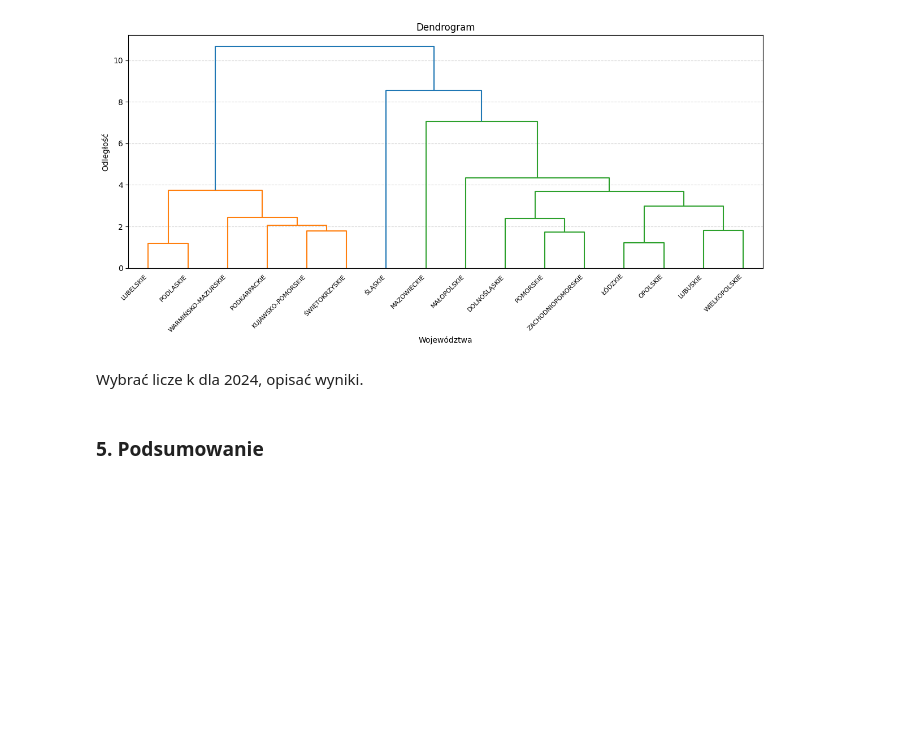
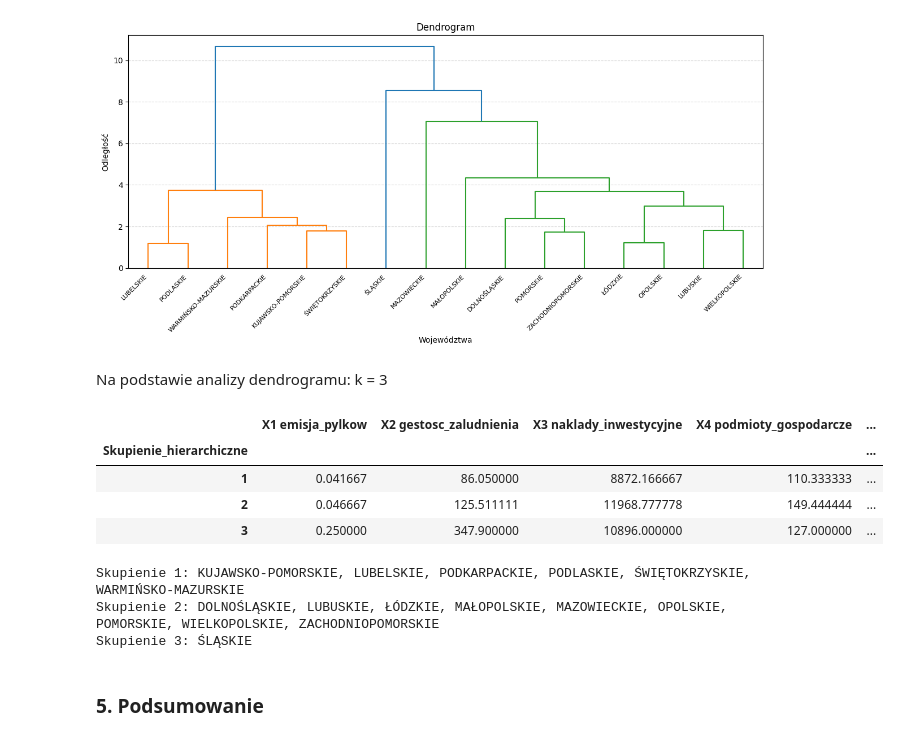
Before and after one commit to Fyjonn/Statistical-data-analysis, a Jupyter notebook: project.ipynb, the cells around one changed output. Cells and saved outputs as stored; diff of their text form; code cells hidden in the pictures; blank space fills up the shorter version.

```diff
--- a/project.ipynb
+++ b/project.ipynb
@@ -491,7 +543,23 @@ dendrogram_df(df_2024)
 # %% [output]
 [figure]
 # %% [markdown]
-Wybrać licze k dla 2024, opisać wyniki.
+Na podstawie analizy dendrogramu: k = 3
+# %%
+grup_hierar(df_2024, 3)
+tabela_hierarchiczne_2024 = df_2024.groupby('Skupienie_hierarchiczne').mean()
+display(tabela_hierarchiczne_2024)
+grupy_2024 = df_2024.groupby('Skupienie_hierarchiczne').apply(lambda x: list(x.index), include_groups=False).reset_index(name='Województwa')
+for idx, row in grupy_2024.iterrows():
+    print(f"Skupienie {row['Skupienie_hierarchiczne']}: {', '.join(row['Województwa'])}")
+# %% [output]
+|  | X1 emisja_pylkow | X2 gestosc_zaludnienia | X3 naklady_inwestycyjne | X4 podmioty_gospodarcze | ... |
+| Skupienie_hierarchiczne |  |  |  |  | ... |
+| 1 | 0.041667 | 86.050000 | 8872.166667 | 110.333333 | ... |
+| 2 | 0.046667 | 125.511111 | 11968.777778 | 149.444444 | ... |
+| 3 | 0.250000 | 347.900000 | 10896.000000 | 127.000000 | ... |
+Skupienie 1: KUJAWSKO-POMORSKIE, LUBELSKIE, PODKARPACKIE, PODLASKIE, ŚWIĘTOKRZYSKIE, WARMIŃSKO-MAZURSKIE
+Skupienie 2: DOLNOŚLĄSKIE, LUBUSKIE, ŁÓDZKIE, MAŁOPOLSKIE, MAZOWIECKIE, OPOLSKIE, POMORSKIE, WIELKOPOLSKIE, ZACHODNIOPOMORSKIE
+Skupienie 3: ŚLĄSKIE
 # %% [markdown]
 ### 5. Podsumowanie
 # %% [markdown]
```
Also changed, not shown: parts of 8 cells of this notebook.
